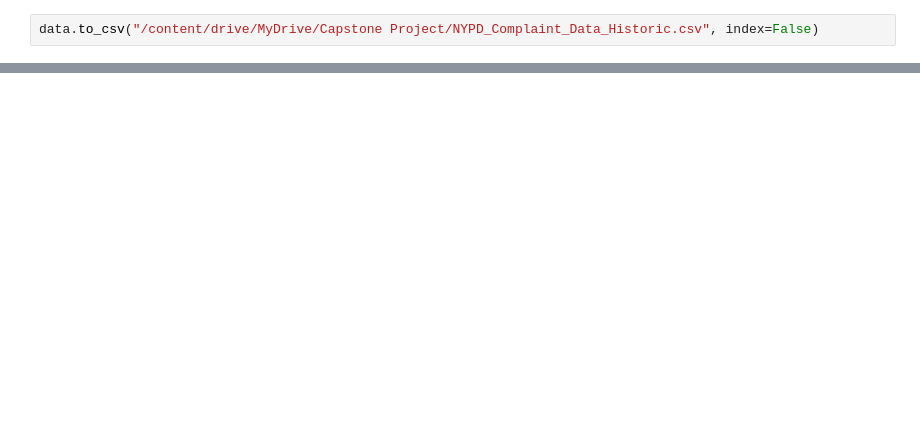
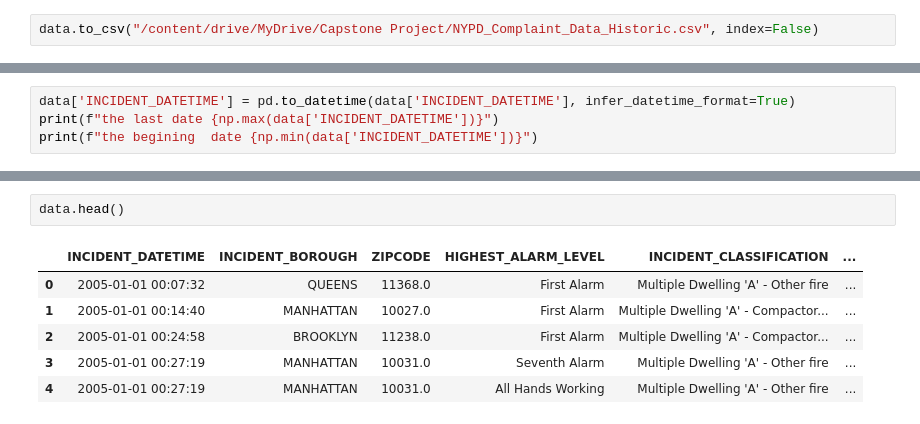
Before and after one commit to kkrusere/Developing-a-Score-to-Measure-Riskiness-of-Residential-Properties-Insurance, a Jupyter notebook: data_collection_prep_and_cleaning.ipynb, the cells around one changed output, grey strips where cells are left out. Cells and saved outputs as stored; diff of their text form; blank space fills up the shorter version.

```diff
--- a/data_collection_prep_and_cleaning.ipynb
+++ b/data_collection_prep_and_cleaning.ipynb
@@ -361,0 +394,4 @@ data.to_csv("/content/drive/MyDrive/Capstone Project/NYPD_Complaint_Data_Histori
+# %%
+data['INCIDENT_DATETIME'] = pd.to_datetime(data['INCIDENT_DATETIME'], infer_datetime_format=True)
+print(f"the last date {np.max(data['INCIDENT_DATETIME'])}")
+print(f"the begining  date {np.min(data['INCIDENT_DATETIME'])}")
@@ -361,0 +401,9 @@ data.to_csv("/content/drive/MyDrive/Capstone Project/NYPD_Complaint_Data_Histori
+# %%
+data.head()
+# %% [output]
+|  | INCIDENT_DATETIME | INCIDENT_BOROUGH | ZIPCODE | HIGHEST_ALARM_LEVEL | INCIDENT_CLASSIFICATION | ... |
+| 0 | 2005-01-01 00:07:32 | QUEENS | 11368.0 | First Alarm | Multiple Dwelling 'A' - Other fire | ... |
+| 1 | 2005-01-01 00:14:40 | MANHATTAN | 10027.0 | First Alarm | Multiple Dwelling 'A' - Compactor... | ... |
+| 2 | 2005-01-01 00:24:58 | BROOKLYN | 11238.0 | First Alarm | Multiple Dwelling 'A' - Compactor... | ... |
+| 3 | 2005-01-01 00:27:19 | MANHATTAN | 10031.0 | Seventh Alarm | Multiple Dwelling 'A' - Other fire | ... |
+| 4 | 2005-01-01 00:27:19 | MANHATTAN | 10031.0 | All Hands Working | Multiple Dwelling 'A' - Other fire | ... |
```
Also changed, not shown: parts of 8 cells of this notebook.
